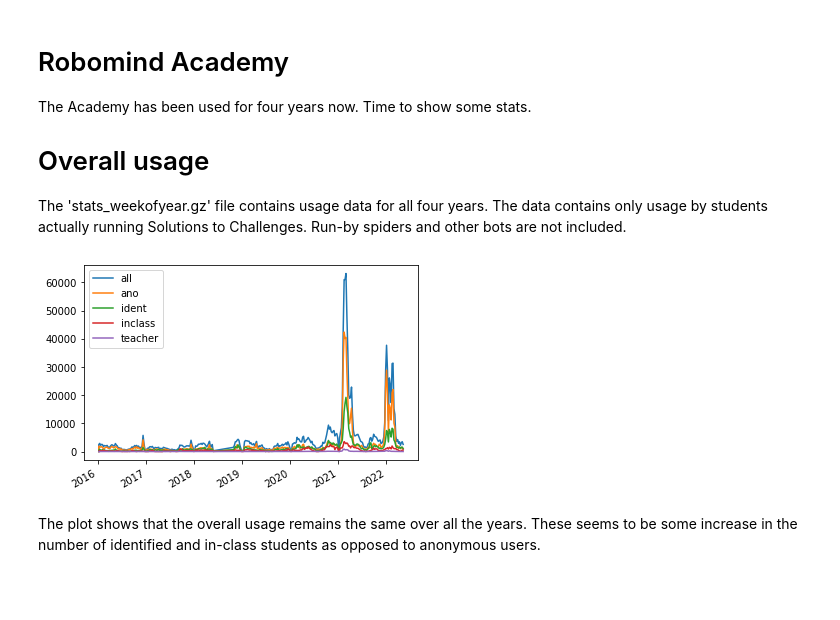
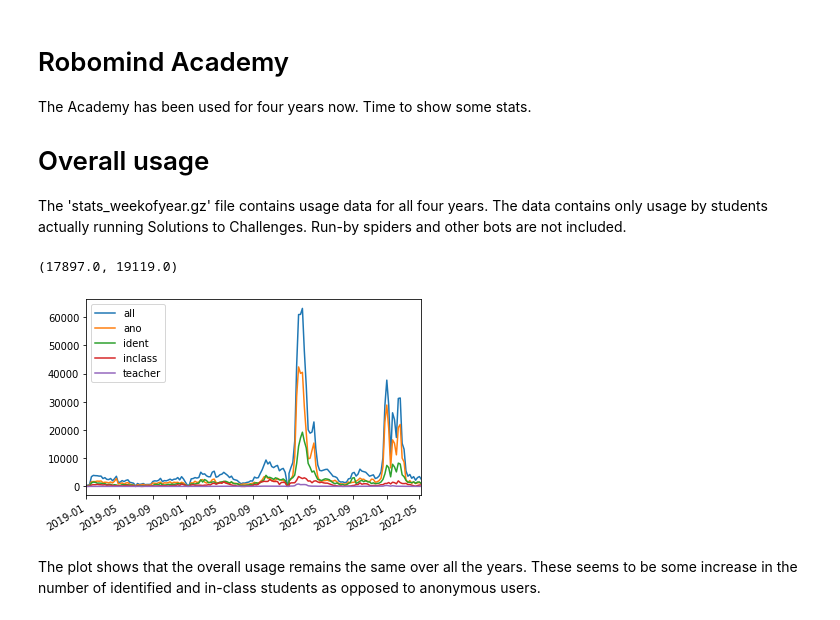
Before and after one commit to Janvanoorschot/anarobo, a Jupyter notebook: notebooks/weekofyear.ipynb, the cells around one changed output. Cells and saved outputs as stored; diff of their text form; code cells hidden in the pictures; blank space fills up the shorter version.

Commit message:
Included ano data.

```diff
--- a/notebooks/weekofyear.ipynb
+++ b/notebooks/weekofyear.ipynb
@@ -11,39 +11,37 @@ and other bots are not included.
 # %%
 import numpy as np
 import pandas as pd
 import matplotlib.pyplot as plt
 
 # get the csv data
-csv = pd.read_csv("../data/csv/stats_weekofyear.gz")
+csv = pd.read_csv("../data/csv/stats_weekofyear.csv.gz")
 
 # create multiindex year/week so we can use it to calculate datatime index
 mi = csv.set_index(['year','weekofyear'])
 
 # create new index
 from datetime import datetime
 newindex = []
 for item in mi.index:
     str = f"{item[0]} {item[1]} 0"
     t = datetime.strptime(str, "%Y %W %w")
     newindex.append(t)
 
 #assign new index to our csv
 dt = csv.reset_index()
 dt.index = newindex
 
 # drop the year/week columns
 del dt['year']
 del dt['weekofyear']
 del dt['index']
 
-
-#
-# and plot the basterd
-# plt = dt.plot(kind='bar', stacked=True)
-plt = dt.plot()
-# plt.set_xlim(pd.Timestamp('2019-01-01'), pd.Timestamp('2020-12-31'))
+# plot and set the dims of x
+axes = dt.plot()
+axes.set_xlim(pd.Timestamp('2019-01-01'), pd.Timestamp('2022-05-07'))
 # %% [output]
+(17897.0, 19119.0)
-[figure, old version]
+[figure, new version]
 # %% [markdown]
 The plot shows that the overall usage remains the same  over all the years.
 These seems to be some increase in the number of identified and in-class students as opposed to
```
Also changed, not shown: parts of 1 cell of this notebook, 2 other files.
